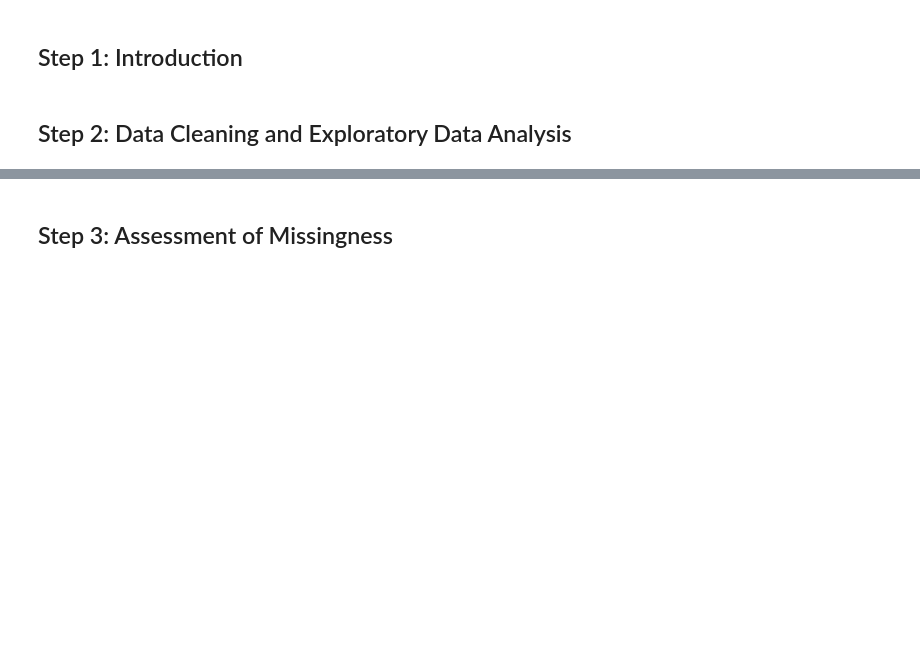
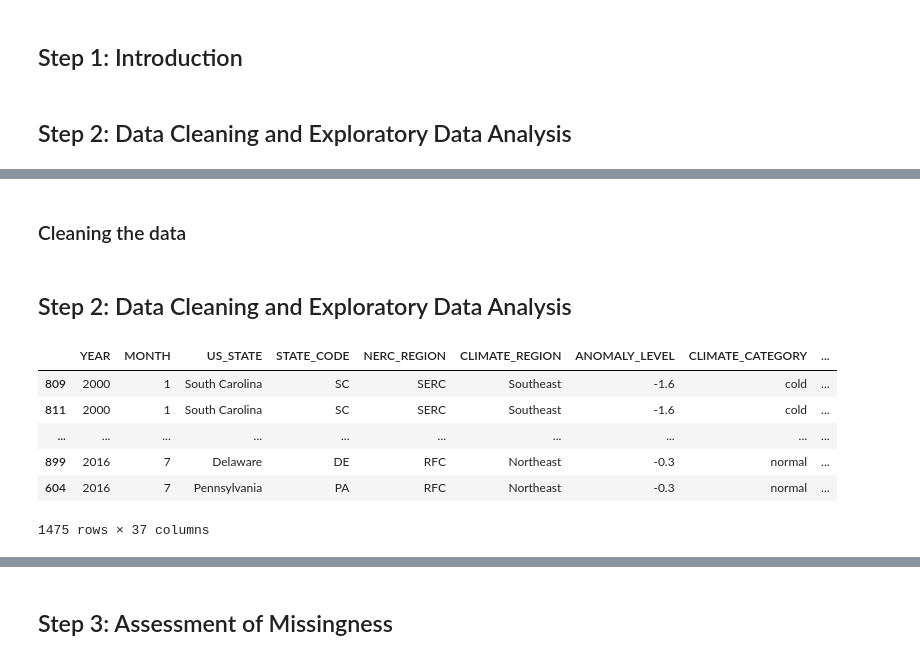
Before and after one commit to ajaganathan-coder/Power-Breakers, a Jupyter notebook: template.ipynb, the cells around one changed output, grey strips where cells are left out. Cells and saved outputs as stored; diff of their text form; code cells hidden in the pictures; blank space fills up the shorter version.

```diff
--- a/template.ipynb
+++ b/template.ipynb
@@ -297,0 +139,17 @@ display_df(cause_category_byyear,
+# %% [markdown]
+### Cleaning the data
+# %% [markdown]
+## Step 2: Data Cleaning and Exploratory Data Analysis
+# %%
+#Review the data in all fields for further data cleansing
+display_df(outage_df.sort_values('OUTAGE_START_TIMESTAMP'),
+           rows=5,
+           cols=37)
+# %% [output]
+|  | YEAR | MONTH | US_STATE | STATE_CODE | NERC_REGION | CLIMATE_REGION | ANOMALY_LEVEL | CLIMATE_CATEGORY | ... |
+| 809 | 2000 | 1 | South Carolina | SC | SERC | Southeast | -1.6 | cold | ... |
+| 811 | 2000 | 1 | South Carolina | SC | SERC | Southeast | -1.6 | cold | ... |
+| ... | ... | ... | ... | ... | ... | ... | ... | ... | ... |
+| 899 | 2016 | 7 | Delaware | DE | RFC | Northeast | -0.3 | normal | ... |
+| 604 | 2016 | 7 | Pennsylvania | PA | RFC | Northeast | -0.3 | normal | ... |
+1475 rows × 37 columns
```
Also changed, not shown: parts of 37 cells of this notebook.
